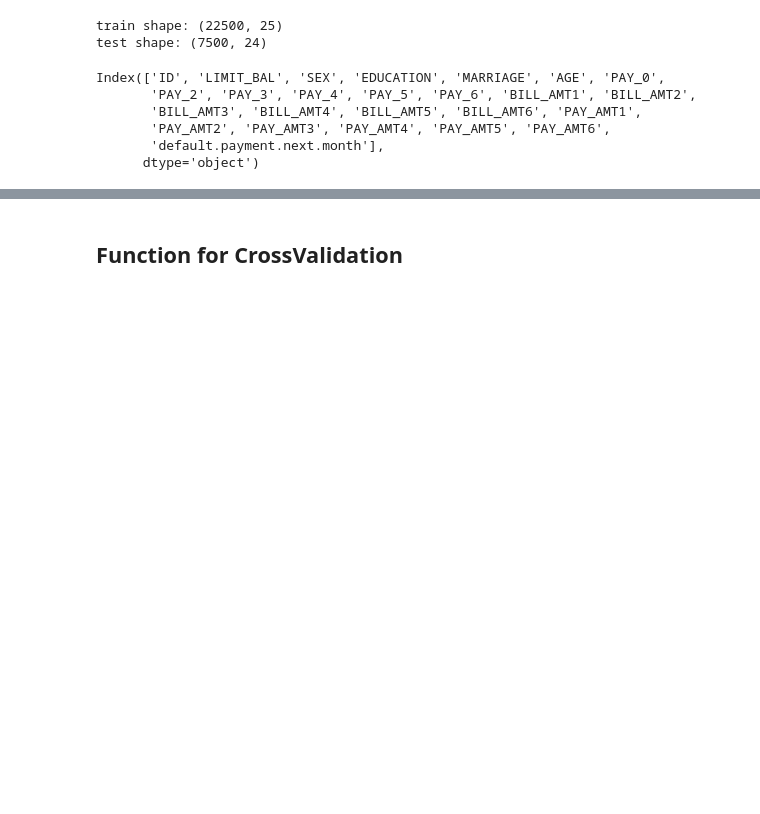
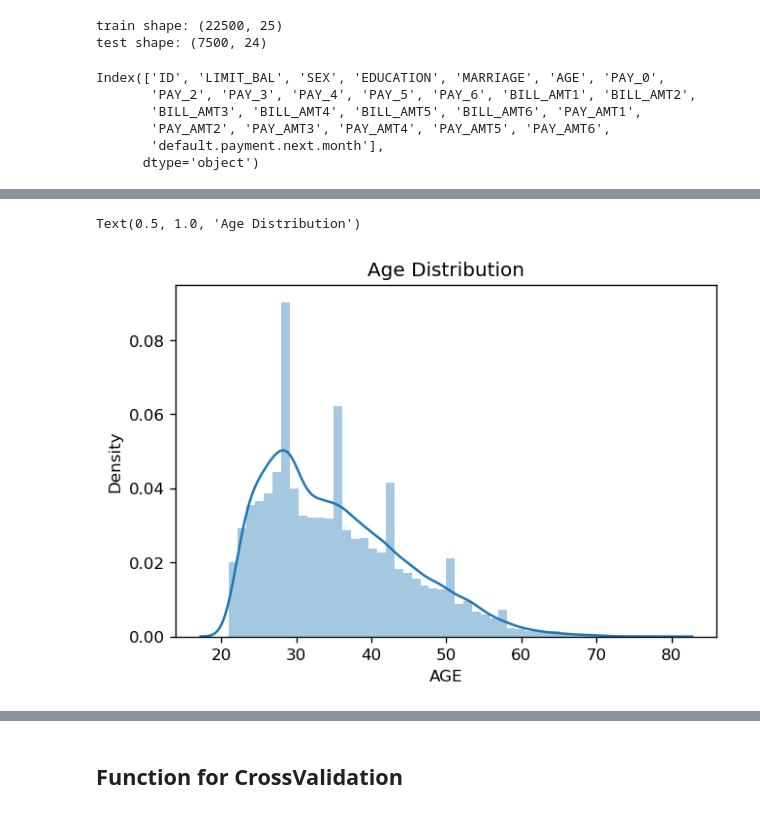
Before and after one commit to yixuanji666/data-science, a Jupyter notebook: uci_cc_defaults/UCI_Credit_Defaults.ipynb, the cells around one changed output, grey strips where cells are left out. Saved outputs shown, nothing was run; the diff lists cells and outputs as text; code cells hidden in the pictures; blank space fills up the shorter version.

```diff
--- a/uci_cc_defaults/UCI_Credit_Defaults.ipynb
+++ b/uci_cc_defaults/UCI_Credit_Defaults.ipynb
@@ -50,0 +86,7 @@ test.drop(['ID'], axis=1, inplace=True)
+# %%
+plt.rcParams['figure.dpi'] = 120
+sns.distplot(train['AGE'])
+plt.title('Age Distribution')
+# %% [output]
+Text(0.5, 1.0, 'Age Distribution')
+[figure, added]
```
Also changed, not shown: parts of 15 cells of this notebook.
